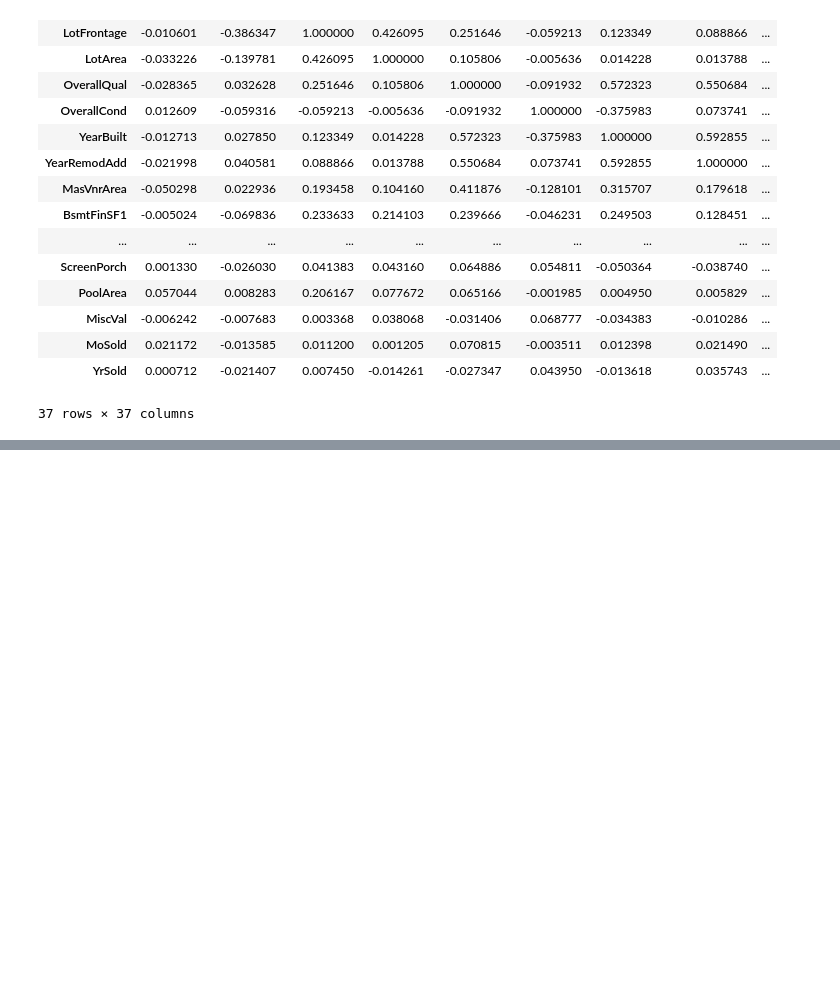
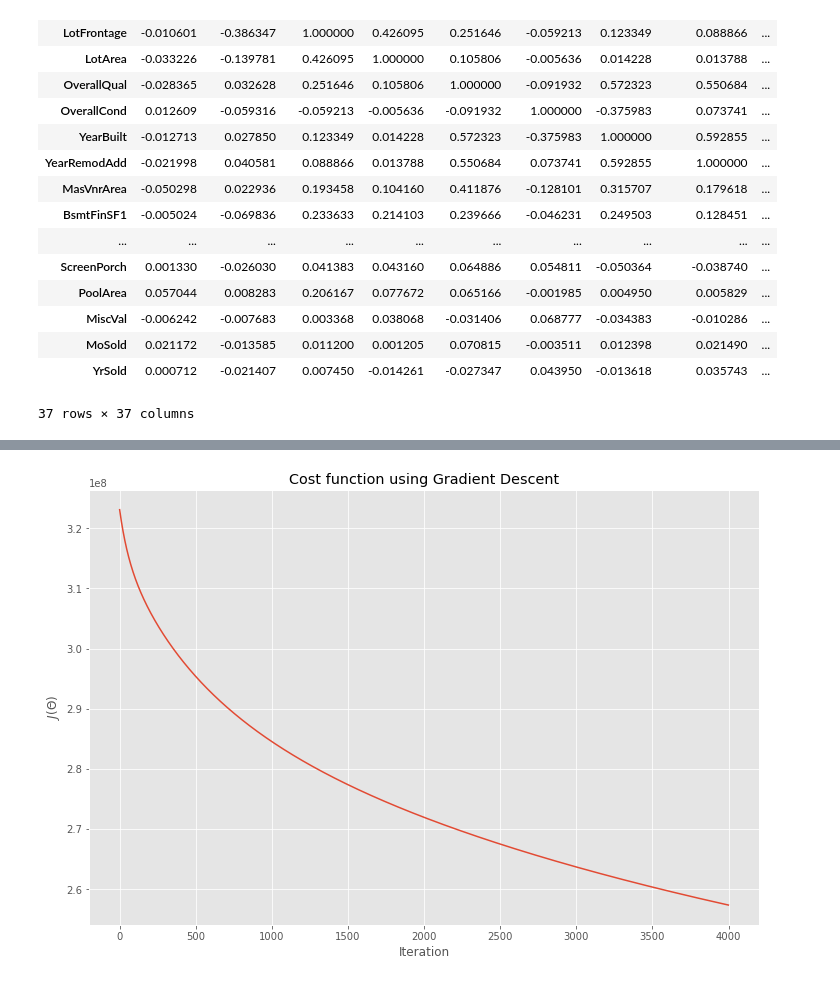
Before and after one commit to roman-cmyk/Machine-Learning-Stanford, a Jupyter notebook: Linear Regression Exercise - House Price Prediction/Linear Regression Exercise.ipynb, the cells around one changed output, grey strips where cells are left out. Saved outputs shown, nothing was run; the diff lists cells and outputs as text; code cells hidden in the pictures; blank space fills up the shorter version.

Commit message:
Cost Function & Results

```diff
--- a/Linear Regression Exercise - House Price Prediction/Linear Regression Exercise.ipynb
+++ b/Linear Regression Exercise - House Price Prediction/Linear Regression Exercise.ipynb
@@ -100,0 +183,46 @@ data_train.corr()
+# %%
+# add columns of ones to X
+m,n=X_train.shape[0],X_train.shape[1]
+X_train = np.append(np.ones((m,1)),X_train,axis=1)
+theta=np.zeros((n+1,1))
+# %%
+def computeCost(X,y,theta):
+    """
+    Take in a numpy array X,y, theta and generate the cost function of using theta as parameter in a linear regression model
+    """
+    m=len(y)
+    predictions=X.dot(theta)
+    square_err=(predictions - y)**2
+
+    return 1/(2*m) * np.sum(square_err)
+# %%
+def gradientDescent(X,y,theta,alpha,num_iters):
+    """
+    Take in numpy array X, y and theta and update theta by taking num_iters gradient steps
+    with learning rate of alpha
+
+    return theta and the list of the cost of theta during each  iteration
+    """
+
+    m=len(y)
+    J_history=[]
+
+    for i in range(num_iters):
+        predictions = X.dot(theta)
+        error = np.dot(X.transpose(),(predictions -y))
+        descent=alpha * 1/m * error
+        theta-=descent
+        J_history.append(computeCost(X,y,theta))
+
+    return theta, J_history
+# %%
+# Run gradient descent
+theta, J_history = gradientDescent(X_train,y_train.reshape(m,1),theta,0.01,4000)
+# %%
+# visualize the cost function
+plt.plot(J_history)
+plt.xlabel("Iteration")
+plt.ylabel("$J(\Theta)$")
+plt.title("Cost function using Gradient Descent");
+# %% [output]
+[figure, added]
```
Also changed, not shown: parts of 14 cells of this notebook, 1 other file.
